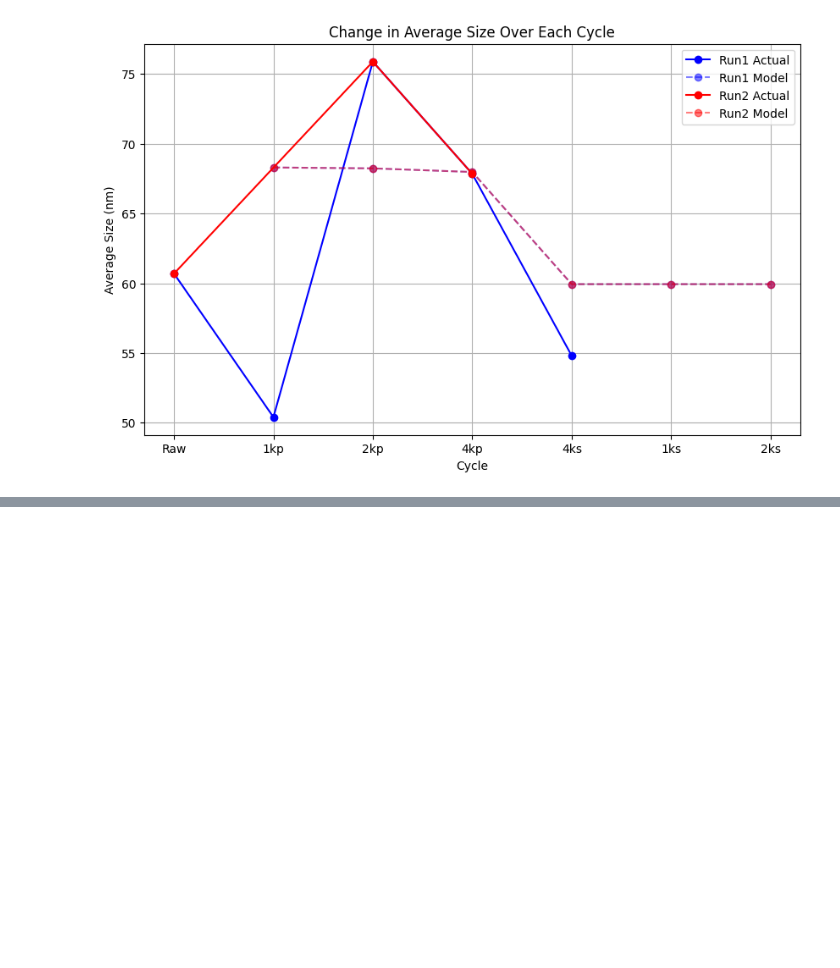
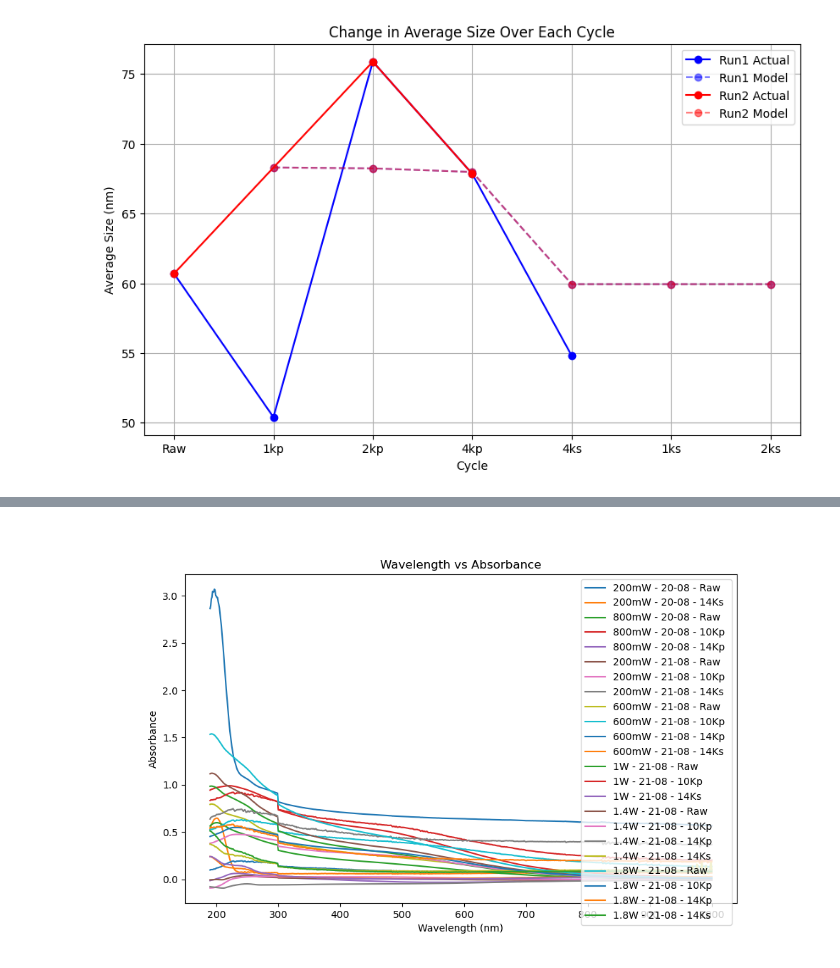
Before and after one commit to williammcmp/Nano-Particle-Playground, a Jupyter notebook: Centrifugation Model.ipynb, the cells around one changed output, grey strips where cells are left out. Saved outputs shown, nothing was run; the diff lists cells and outputs as text; code cells hidden in the pictures; blank space fills up the shorter version.

Commit message:
minior changes (WIP) - fixing the offset of spectrum data

```diff
--- a/Centrifugation Model.ipynb
+++ b/Centrifugation Model.ipynb
@@ -1020,0 +1027,2 @@ The change in position between the two runs is negligible. This outcome is expec
+# %%
+data = load_data_from_excel("/Users/william/Library/CloudStorage/OneDrive-SwinburneUniversity/Classes/2024 hons/Silicon NP and Optical Forces - Project/Centrifugation Data/2024/20240821/Raw Spectrum Data/SiNP Samples - 20240821.xlsx")
@@ -1020,0 +1042,35 @@ The change in position between the two runs is negligible. This outcome is expec
+# %%
+order = [
+    'Wavelength (nm)', '200mW - 20-08 - Raw', '200mW - 20-08 - 14Ks',
+    '800mW - 20-08 - Raw', '800mW - 20-08 - 10Kp', '800mW - 20-08 - 14Kp',
+    '200mW - 21-08 - Raw', '200mW - 21-08 - 10Kp', '200mW - 21-08 - 14Ks',
+    '600mW - 21-08 - Raw', '600mW - 21-08 - 10Kp ', '600mW - 21-08 - 14Kp', '600mW - 21-08 - 14Ks',
+    '1W - 21-08 - Raw', '1W - 21-08 - 10Kp', '1W - 21-08 - 14Ks',
+    '1.4W - 21-08 - Raw', '1.4W - 21-08 - 10Kp', '1.4W - 21-08 - 14Kp', '1.4W - 21-08 - 14Ks',
+    '1.8W - 21-08 - Raw', '1.8W - 21-08 - 10Kp', '1.8W - 21-08 - 14Kp', '1.8W - 21-08 - 14Ks'
+]
+
+# Reorder DataFrame columns based on the correct order
+data = data[order]
+# %%
+# Set 'Wavelength (nm)' as the x-axis
+x = data['Wavelength (nm)']
+
+# List of columns for y-axis (excluding 'Wavelength (nm)')
+y_columns = data.columns[1:]  # Assuming first column is 'Wavelength (nm)'
+
+# Plot each y-column against the x-axis
+plt.figure(figsize=(10, 6))  # Set the figure size
+
+for y_col in y_columns:
+    plt.plot(x, data[y_col], label=y_col)  # Plot each column
+
+# Adding plot title and labels
+plt.title('Wavelength vs Absorbance')
+plt.xlabel('Wavelength (nm)')
+plt.ylabel('Absorbance')
+plt.legend(loc='upper right')  # Show legend on the plot
+
+plt.show()  # Display the plot
+# %% [output]
+[figure, added]
```
Also changed, not shown: parts of 11 cells of this notebook, 1 other file.
